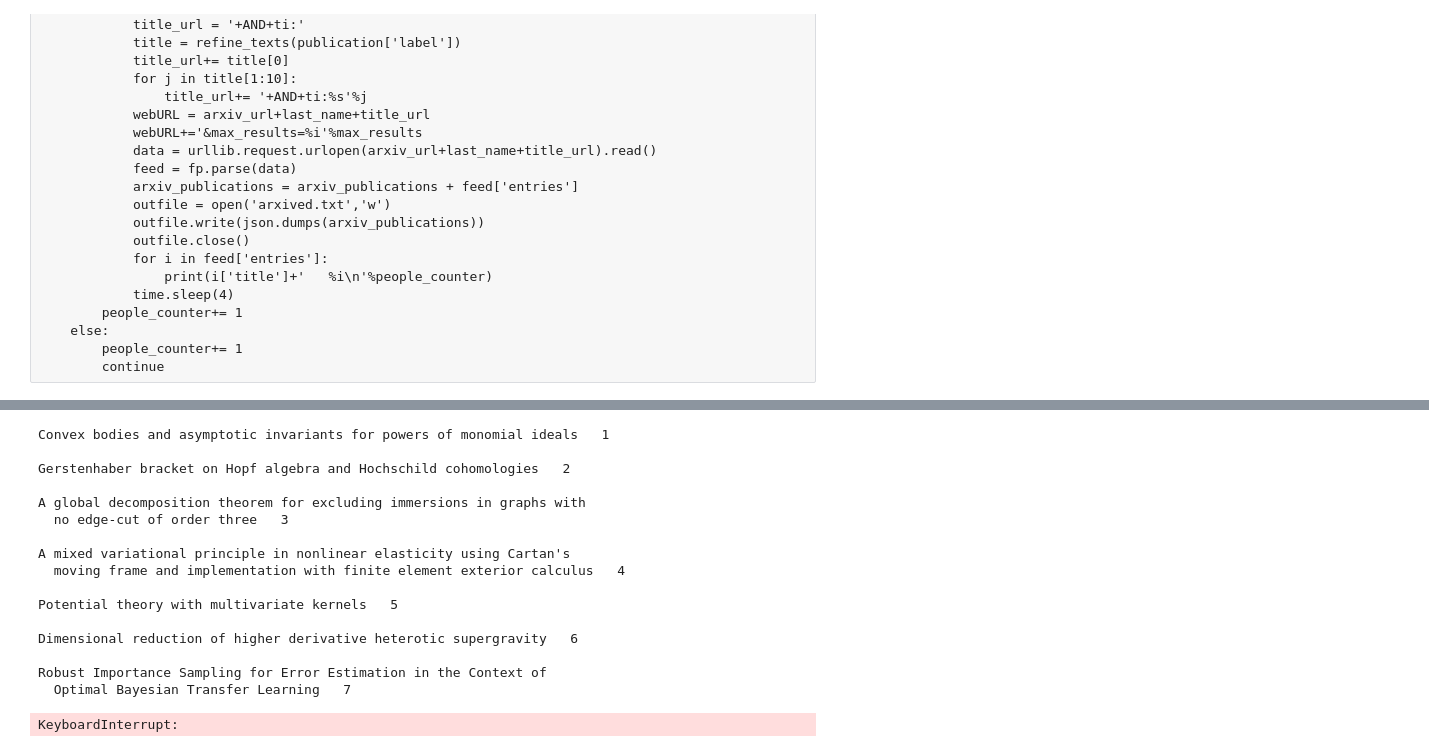
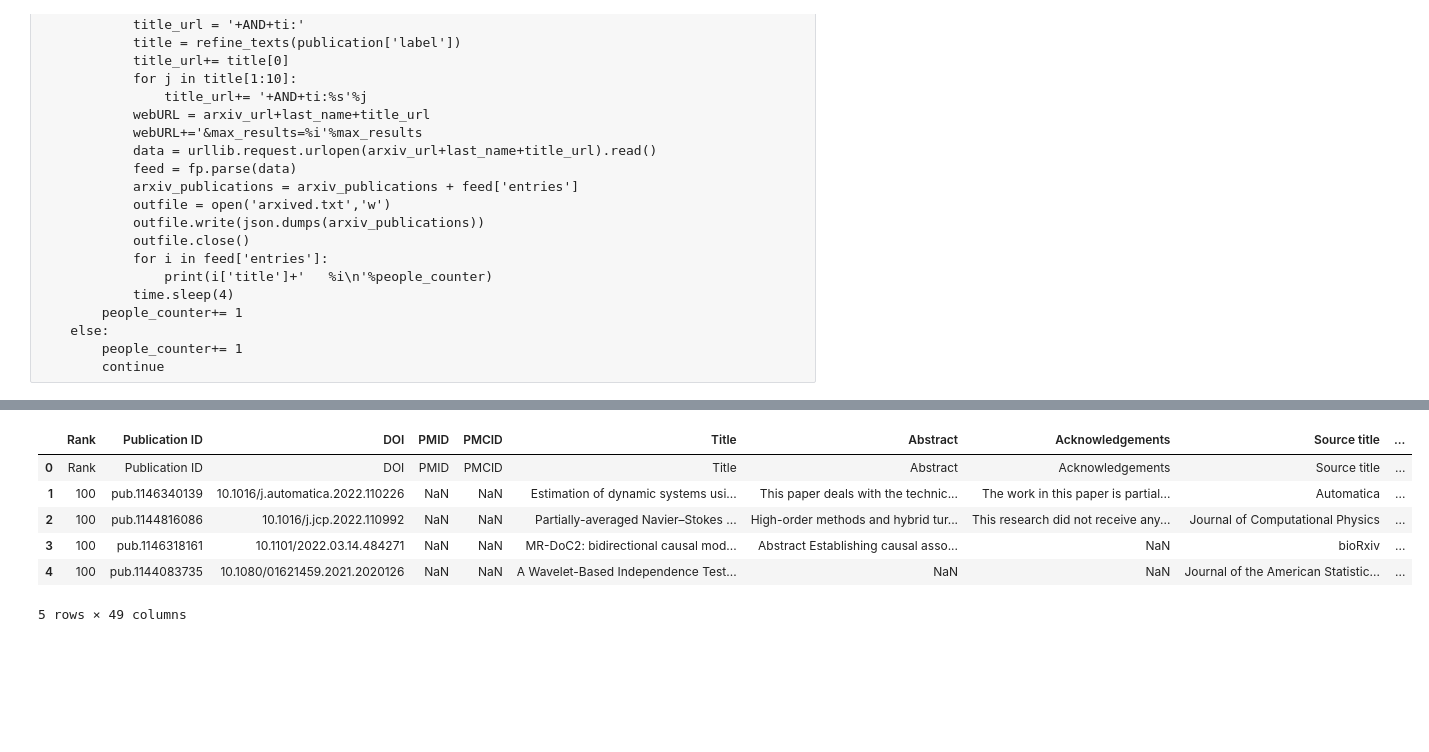
Before and after one commit to ManaswineeB/TAMIDSBeanQueens, a Jupyter notebook: arxiv_api.ipynb, the cells around one changed output, grey strips where cells are left out. Cells and saved outputs as stored; diff of their text form; code cells hidden in the pictures; blank space fills up the shorter version.

Commit message:
Updating more data

```diff
--- a/arxiv_api.ipynb
+++ b/arxiv_api.ipynb
@@ -183,4 +198,0 @@ df = pd.read_excel('Dimensions_Math.xlsx')
-# %%
-labels = df.iloc[0,:]
-df.set_axis(labels,axis = 1, inplace=True)
-df = df.drop(labels = 0, axis = 0)
@@ -208,43 +198,0 @@ Off-Energy-Shell Particle Propagators in the Brueckner Theory
-# %%
-outfile = open('dimensions_arxiv_math.txt','r')
-arxiv_publications = json.loads(outfile.read())
-outfile.close()
-max_results = 4
-for i in range(1,df.shape[0]):
-    arxiv_url = 'http://export.arxiv.org/api/query?search_query='
-    name = refine_texts(df['Authors'][i]).split()
-    last_name = 'au:%s'%name[0]
-    title_url = '+AND+ti:'
-    title = refine_texts(df['Title'][i]).split()
-    title_url+= title[0]
-    for j in title[1:5]:
-        title_url+= '+AND+ti:%s'%j
-    webURL = arxiv_url+last_name+title_url
-    webURL+='&max_results=%i'%max_results
-    data = urllib.request.urlopen(webURL).read()
-    feed = fp.parse(data)
-    arxiv_publications = arxiv_publications + feed['entries']
-    outfile = open('dimensions_arxiv_math.txt','w')
-    outfile.write(json.dumps(arxiv_publications))
-    outfile.close()
-    for pub in feed['entries']:
-        print(pub['title']+'   %i\n'%i)
-    time.sleep(3)
-# %% [output]
-Convex bodies and asymptotic invariants for powers of monomial ideals   1
-
-Gerstenhaber bracket on Hopf algebra and Hochschild cohomologies   2
-
-A global decomposition theorem for excluding immersions in graphs with
-  no edge-cut of order three   3
-
-A mixed variational principle in nonlinear elasticity using Cartan's
-  moving frame and implementation with finite element exterior calculus   4
-
-Potential theory with multivariate kernels   5
-
-Dimensional reduction of higher derivative heterotic supergravity   6
-
-Robust Importance Sampling for Error Estimation in the Context of
-  Optimal Bayesian Transfer Learning   7
-KeyboardInterrupt:
@@ -272,0 +199,10 @@ vizfile.close()
+# %%
+df.head()
+# %% [output]
+|  | Rank | Publication ID | DOI | PMID | PMCID | Title | Abstract | Acknowledgements | Source title | ... |
+| 0 | Rank | Publication ID | DOI | PMID | PMCID | Title | Abstract | Acknowledgements | Source title | ... |
+| 1 | 100 | pub.1146340139 | 10.1016/j.automatica.2022.110226 | NaN | NaN | Estimation of dynamic systems usi... | This paper deals with the technic... | The work in this paper is partial... | Automatica | ... |
+| 2 | 100 | pub.1144816086 | 10.1016/j.jcp.2022.110992 | NaN | NaN | Partially-averaged Navier–Stokes ... | High-order methods and hybrid tur... | This research did not receive any... | Journal of Computational Physics | ... |
+| 3 | 100 | pub.1146318161 | 10.1101/2022.03.14.484271 | NaN | NaN | MR-DoC2: bidirectional causal mod... | Abstract Establishing causal asso... | NaN | bioRxiv | ... |
+| 4 | 100 | pub.1144083735 | 10.1080/01621459.2021.2020126 | NaN | NaN | A Wavelet-Based Independence Test... | NaN | NaN | Journal of the American Statistic... | ... |
+5 rows × 49 columns
```
Also changed, not shown: parts of 8 cells of this notebook, 1 other file.
